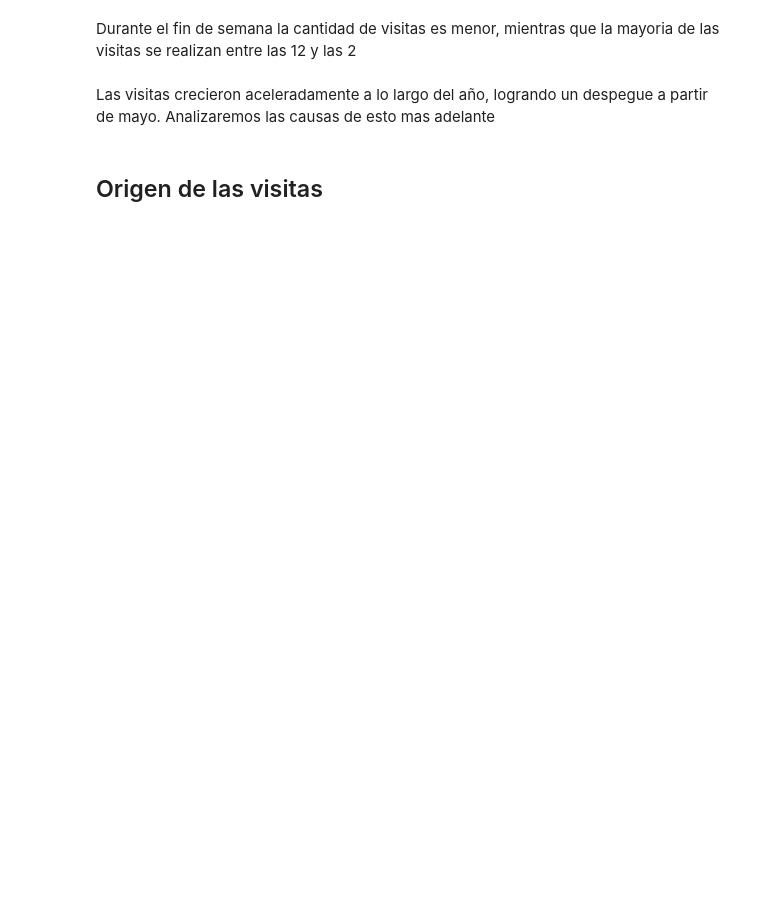
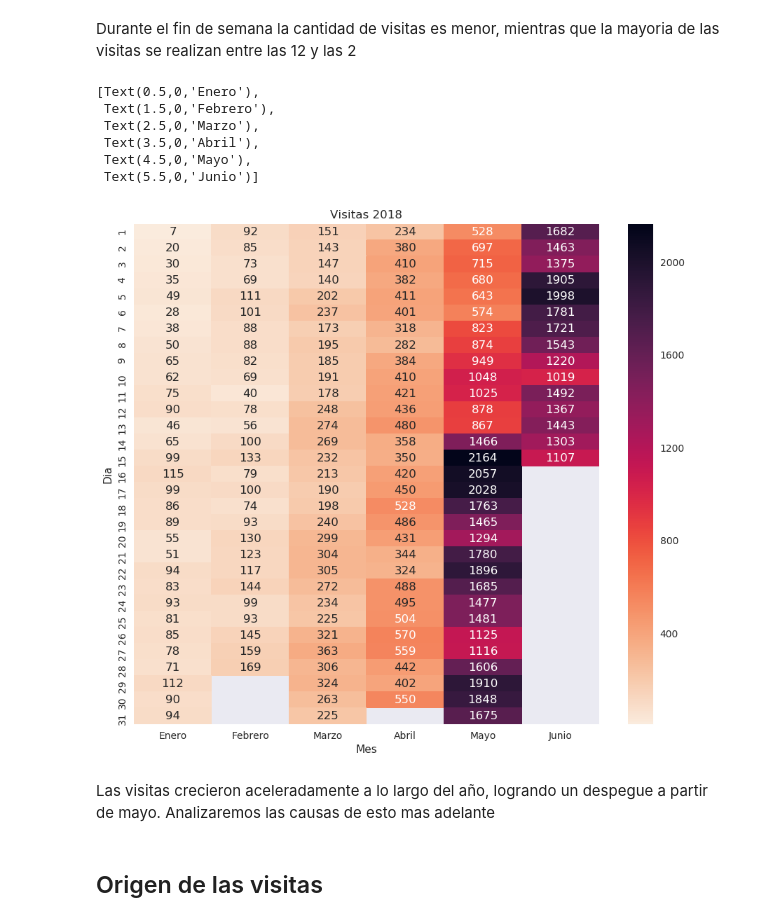
Before and after one commit to AlejandroKler/Datos-TP1, a Jupyter notebook: Analisis_eventos.ipynb, the cells around one changed output. Cells and saved outputs as stored; diff of their text form; code cells hidden in the pictures; blank space fills up the shorter version.

```diff
--- a/Analisis_eventos.ipynb
+++ b/Analisis_eventos.ipynb
@@ -223,9 +375,18 @@ Durante el fin de semana la cantidad de visitas es menor, mientras que la mayori
 # %%
 pivot = dia_mes_visitas.pivot_table(index = 'dia', columns = 'mes', values = 'cant_casos')
 cmap = sns.cm.rocket_r
 sns.set(rc={'figure.figsize':(10.7,9.27)})
 ax = sns.heatmap(data = pivot, cmap = cmap, annot = True, fmt=".0f")
 ax.set(xlabel='Mes', ylabel='Dia', title = 'Visitas 2018')
+ax.set_xticklabels(['Enero','Febrero','Marzo','Abril','Mayo','Junio'])
+# %% [output]
+[Text(0.5,0,'Enero'),
+ Text(1.5,0,'Febrero'),
+ Text(2.5,0,'Marzo'),
+ Text(3.5,0,'Abril'),
+ Text(4.5,0,'Mayo'),
+ Text(5.5,0,'Junio')]
+[figure, added]
 # %% [markdown]
 Las visitas crecieron aceleradamente a lo largo del año, logrando un despegue a partir de mayo. Analizaremos las causas de esto mas adelante
 # %% [markdown]
```
Also changed, not shown: parts of 52 cells of this notebook, 1 other file.
